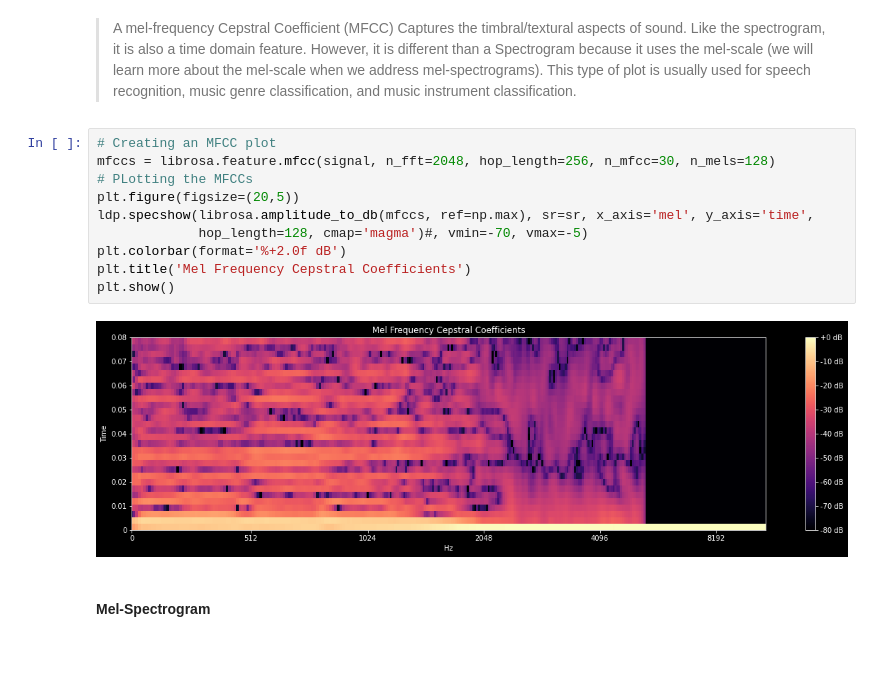
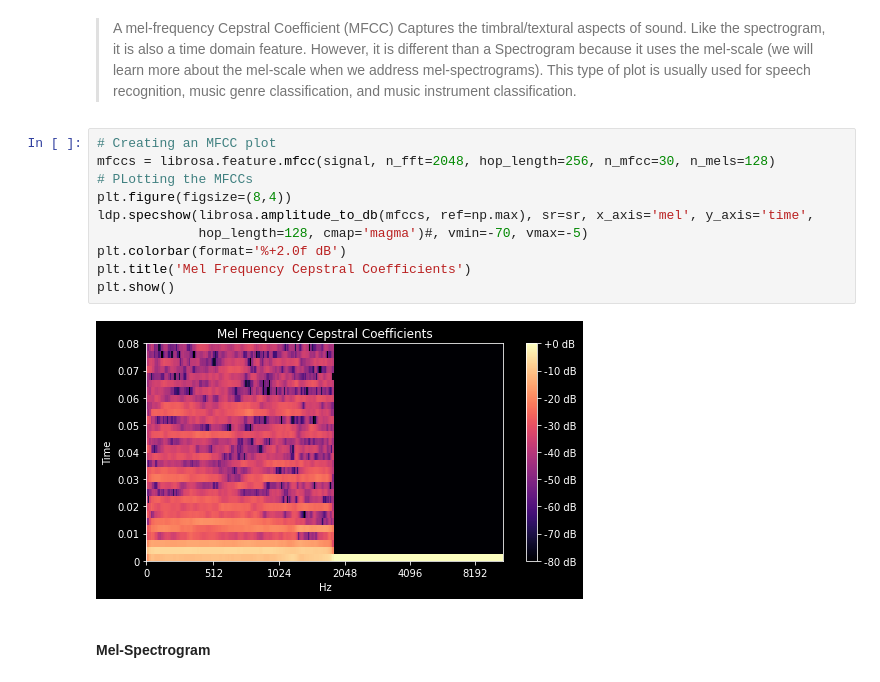
Before and after one commit to Lewis34cs/corona_audio, a Jupyter notebook: covid_proj_p2_audio.ipynb, the cells around one changed output. Cells and saved outputs as stored; diff of their text form; blank space fills up the shorter version.

```diff
--- a/covid_proj_p2_audio.ipynb
+++ b/covid_proj_p2_audio.ipynb
@@ -464,15 +464,15 @@ plt.colorbar(label='dB')
 # %%
 # Creating an MFCC plot
 mfccs = librosa.feature.mfcc(signal, n_fft=2048, hop_length=256, n_mfcc=30, n_mels=128)
 # PLotting the MFCCs
-plt.figure(figsize=(20,5))
+plt.figure(figsize=(8,4))
 ldp.specshow(librosa.amplitude_to_db(mfccs, ref=np.max), sr=sr, x_axis='mel', y_axis='time',
              hop_length=128, cmap='magma')#, vmin=-70, vmax=-5)
 plt.colorbar(format='%+2.0f dB')
 plt.title('Mel Frequency Cepstral Coefficients')
 plt.show()
 # %% [output]
-[figure, old version]
+[figure, new version]
 # %% [markdown]
 #### Mel-Spectrogram
 # %% [markdown]
```
Also changed, not shown: parts of 23 cells of this notebook.
